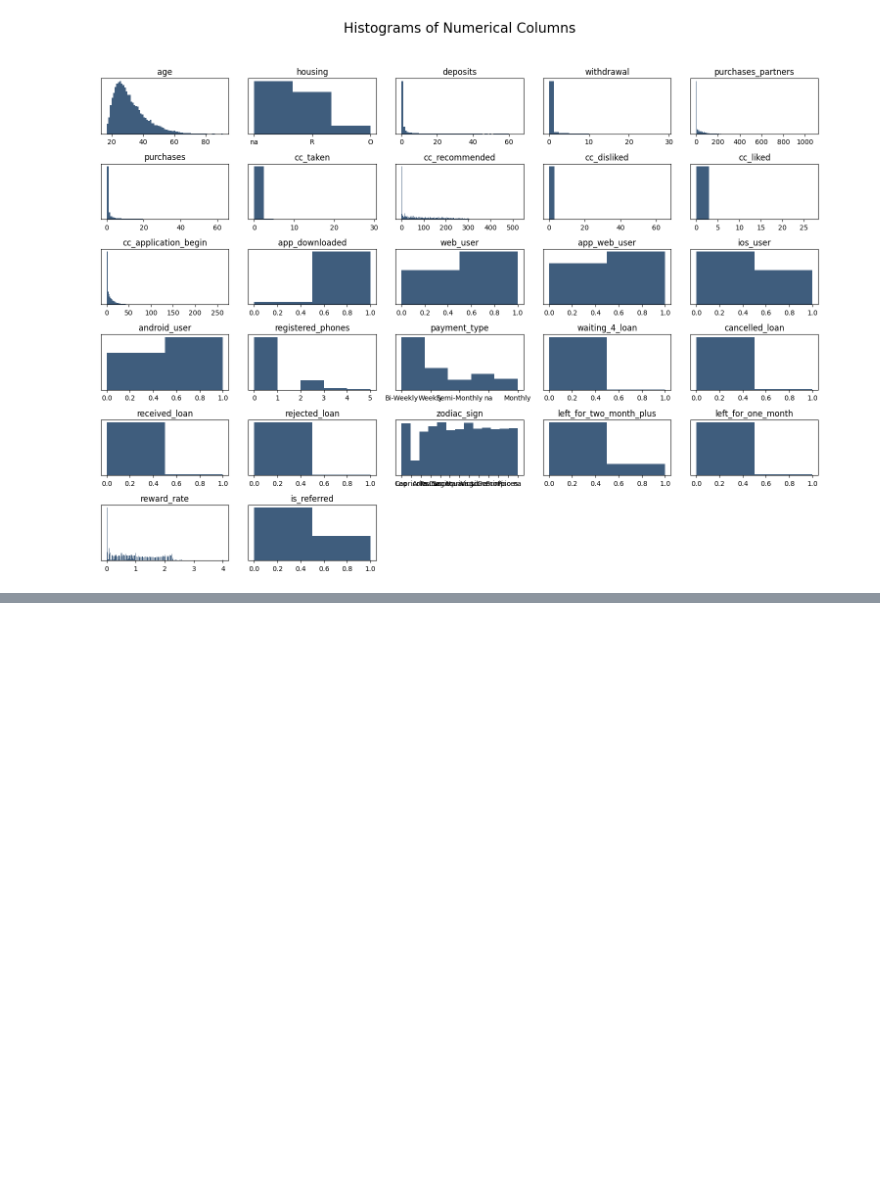
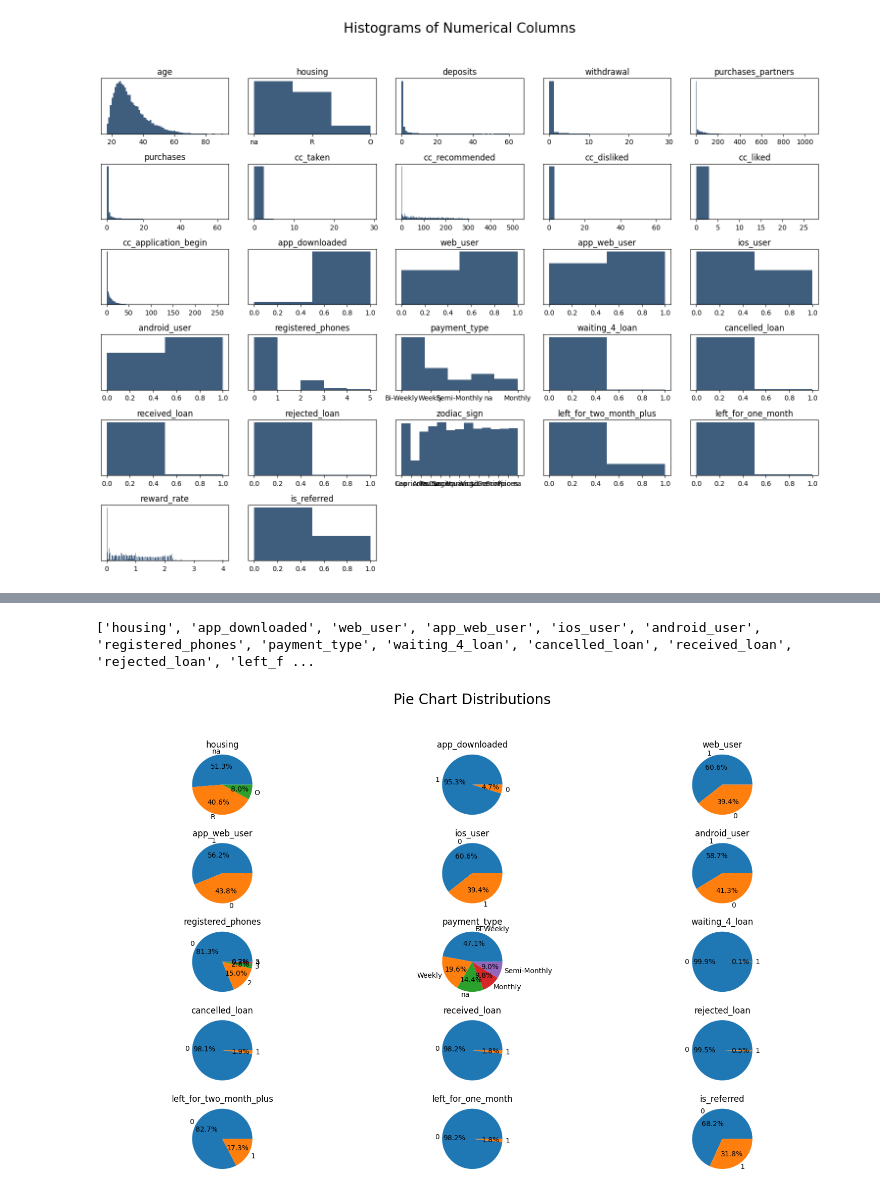
Before and after one commit to dsteven12/minimizing_churn_rate, a Jupyter notebook: churn_notebook.ipynb, the cells around one changed output, grey strips where cells are left out. Drawn from its saved outputs; the diff is of its cells as text; code cells hidden in the pictures; blank space fills up the shorter version.

Commit message:
Determining if some binary cols have uneven distributions in values using pie plots.

```diff
--- a/churn_notebook.ipynb
+++ b/churn_notebook.ipynb
@@ -139,0 +182,17 @@ plt.tight_layout(rect=[0,0.03,1,0.95])
+# %%
+def is_binary_column(series):
+    unique_values = series.unique()
+    if len(unique_values) <= 5:  # Adjust this condition as needed
+        return True
+    return False
+
+def create_binary_list(df):
+    new_list = []
+
+    for column in df.columns:
+        if is_binary_column(df[column]):
+            print(f"Column '{column}' is binary: {is_binary_column(df[column])}")
+            new_list.append(column)
+    return new_list
+
+binary_list = create_binary_list(x)
@@ -139,0 +215,23 @@ plt.tight_layout(rect=[0,0.03,1,0.95])
+# %%
+print(binary_list)
+# %% [output]
+['housing', 'app_downloaded', 'web_user', 'app_web_user', 'ios_user', 'android_user', 'registered_phones', 'payment_type', 'waiting_4_loan', 'cancelled_loan', 'received_loan', 'rejected_loan', 'left_f ...
+# %%
+binary_x = x[binary_list]
+# %%
+fig = plt.figure(figsize=(15,12))
+plt.suptitle('Pie Chart Distributions', fontsize=20)
+for i in range(1, binary_x.shape[1] + 1):
+    plt.subplot(6,3,i)
+    f = plt.gca()
+    f.axes.get_yaxis().set_visible(False)
+    f.set_title(binary_x.columns.values[i-1])
+
+    vals = binary_x.iloc[:,i-1].value_counts(normalize=True).values
+    index = binary_x.iloc[:,i-1].value_counts(normalize=True).index
+
+    plt.pie(vals, labels=index, autopct='%1.1f%%')
+    plt.axis('equal')
+plt.tight_layout(rect=[0,0.03,1,0.95])
+# %% [output]
+[figure, added]
```
Also changed, not shown: parts of 5 cells of this notebook.
